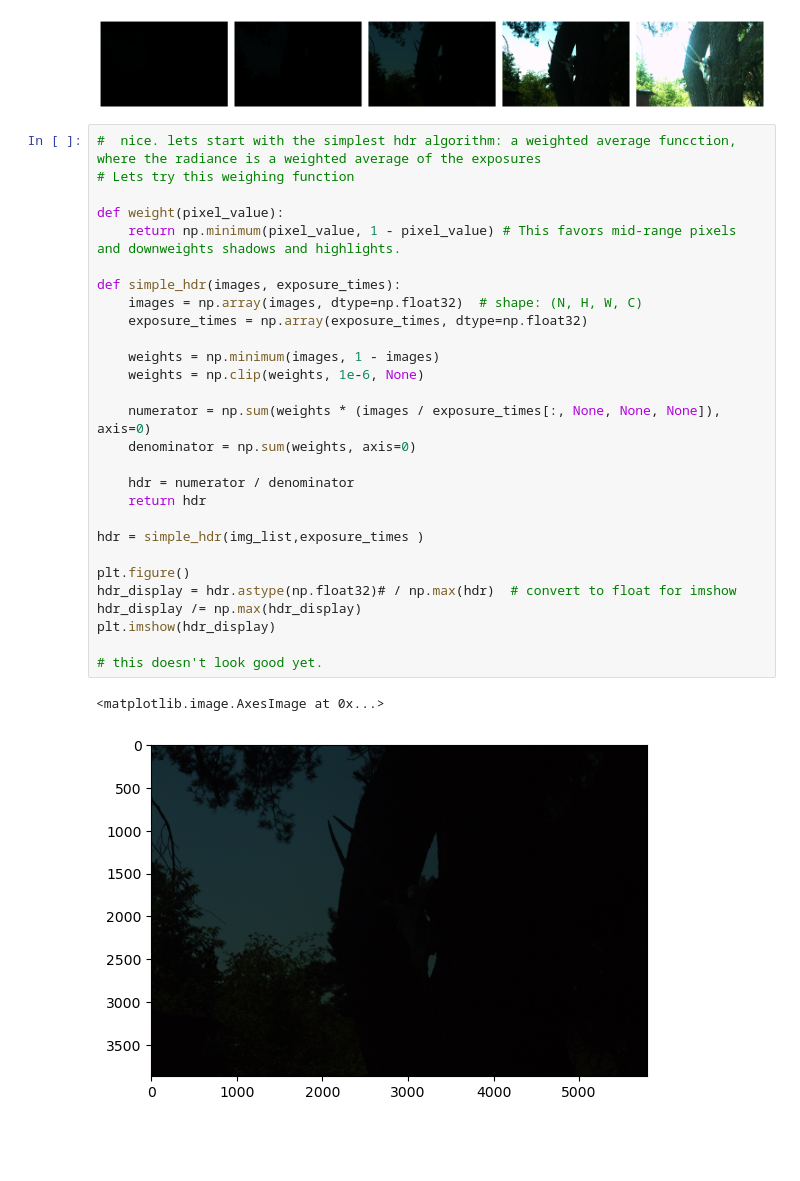
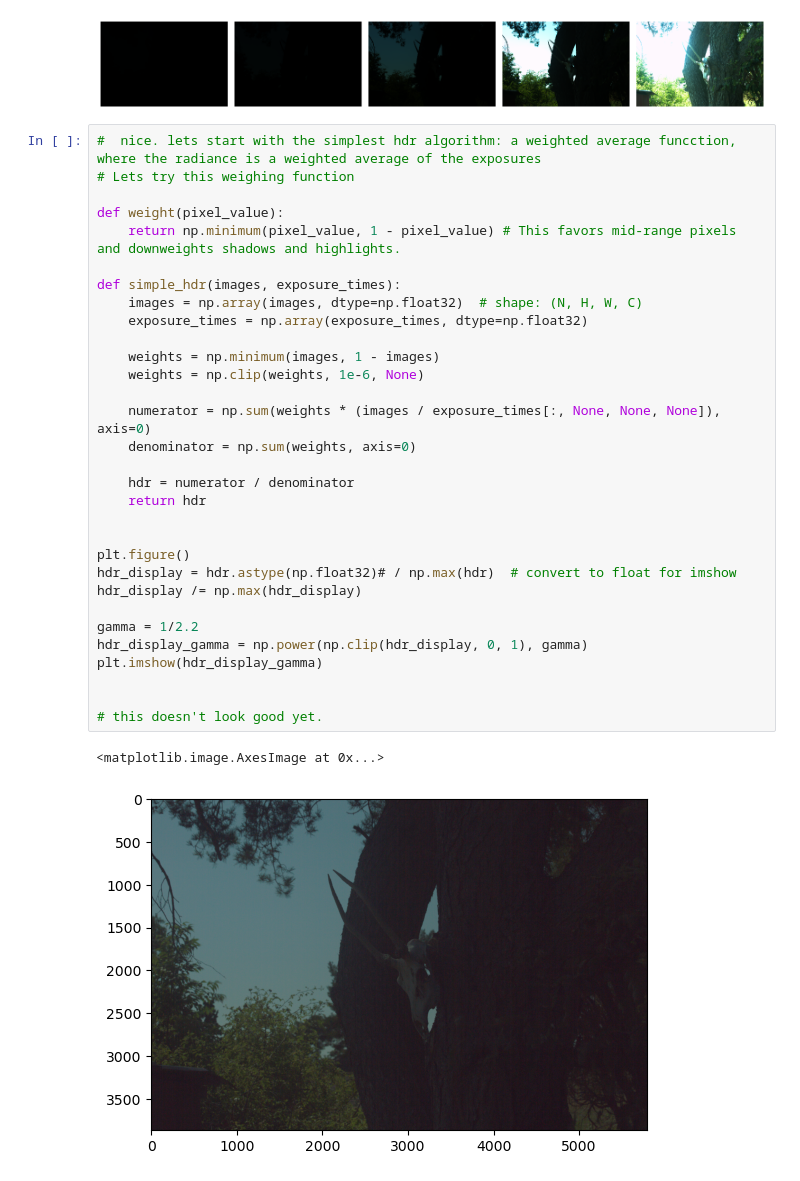
Before and after one commit to u-schulze/HDR, a Jupyter notebook: open_images.ipynb, the cells around one changed output. Drawn from its saved outputs; the diff is of its cells as text; blank space fills up the shorter version.

```diff
--- a/open_images.ipynb
+++ b/open_images.ipynb
@@ -58,31 +58,34 @@ plt.tight_layout()
 # %%
 #  nice. lets start with the simplest hdr algorithm: a weighted average funcction, where the radiance is a weighted average of the exposures
 # Lets try this weighing function
 
 def weight(pixel_value):
     return np.minimum(pixel_value, 1 - pixel_value) # This favors mid-range pixels and downweights shadows and highlights.
 
 def simple_hdr(images, exposure_times):
     images = np.array(images, dtype=np.float32)  # shape: (N, H, W, C)
     exposure_times = np.array(exposure_times, dtype=np.float32)
 
     weights = np.minimum(images, 1 - images)
     weights = np.clip(weights, 1e-6, None)
 
     numerator = np.sum(weights * (images / exposure_times[:, None, None, None]), axis=0)
     denominator = np.sum(weights, axis=0)
 
     hdr = numerator / denominator
     return hdr
 
-hdr = simple_hdr(img_list,exposure_times )
 
 plt.figure()
 hdr_display = hdr.astype(np.float32)# / np.max(hdr)  # convert to float for imshow
 hdr_display /= np.max(hdr_display)
-plt.imshow(hdr_display)
+
+gamma = 1/2.2
+hdr_display_gamma = np.power(np.clip(hdr_display, 0, 1), gamma)
+plt.imshow(hdr_display_gamma)
+
 
 # this doesn't look good yet.
 # %% [output]
 <matplotlib.image.AxesImage at 0x...>
-[figure, old version]
+[figure, new version]
```
